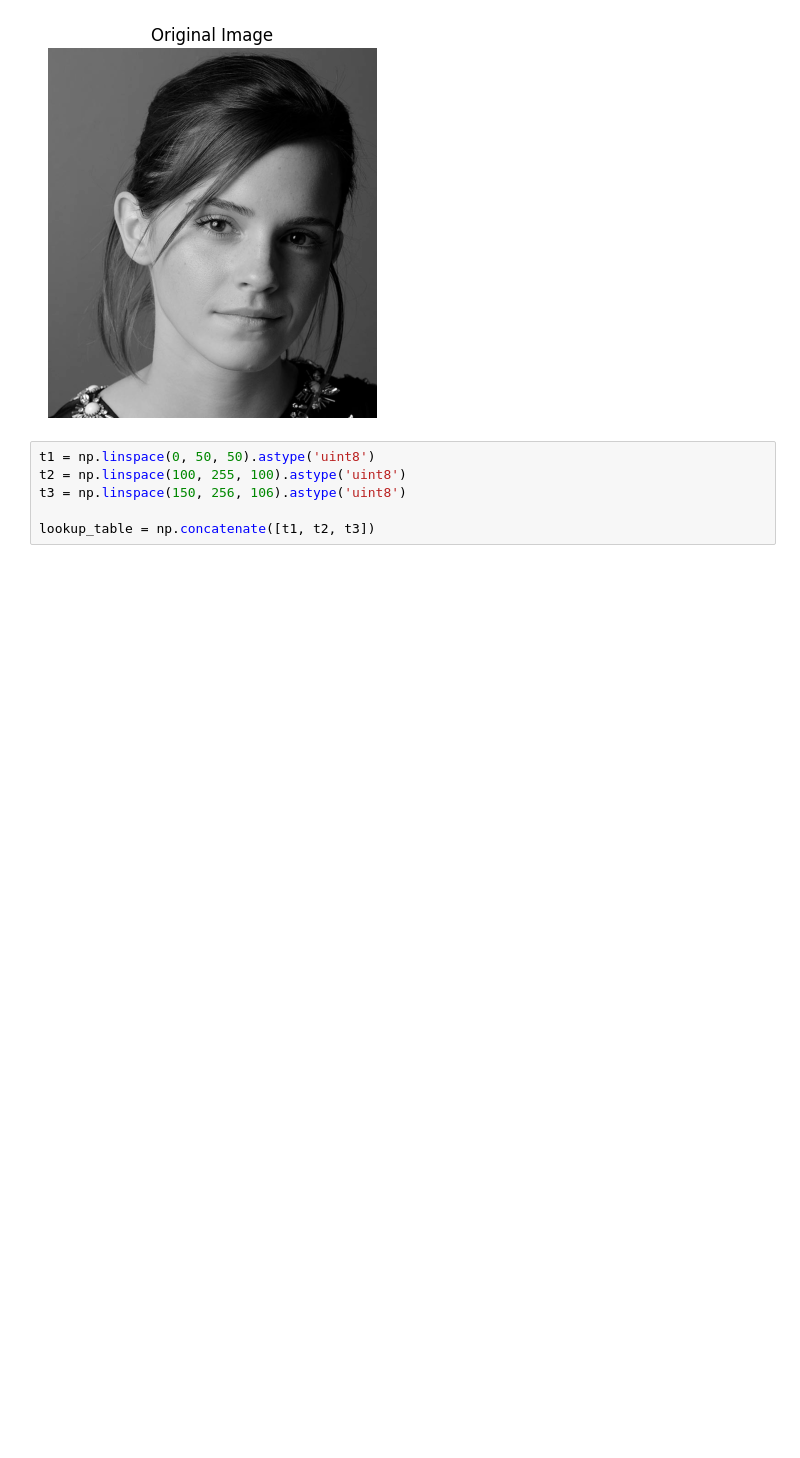
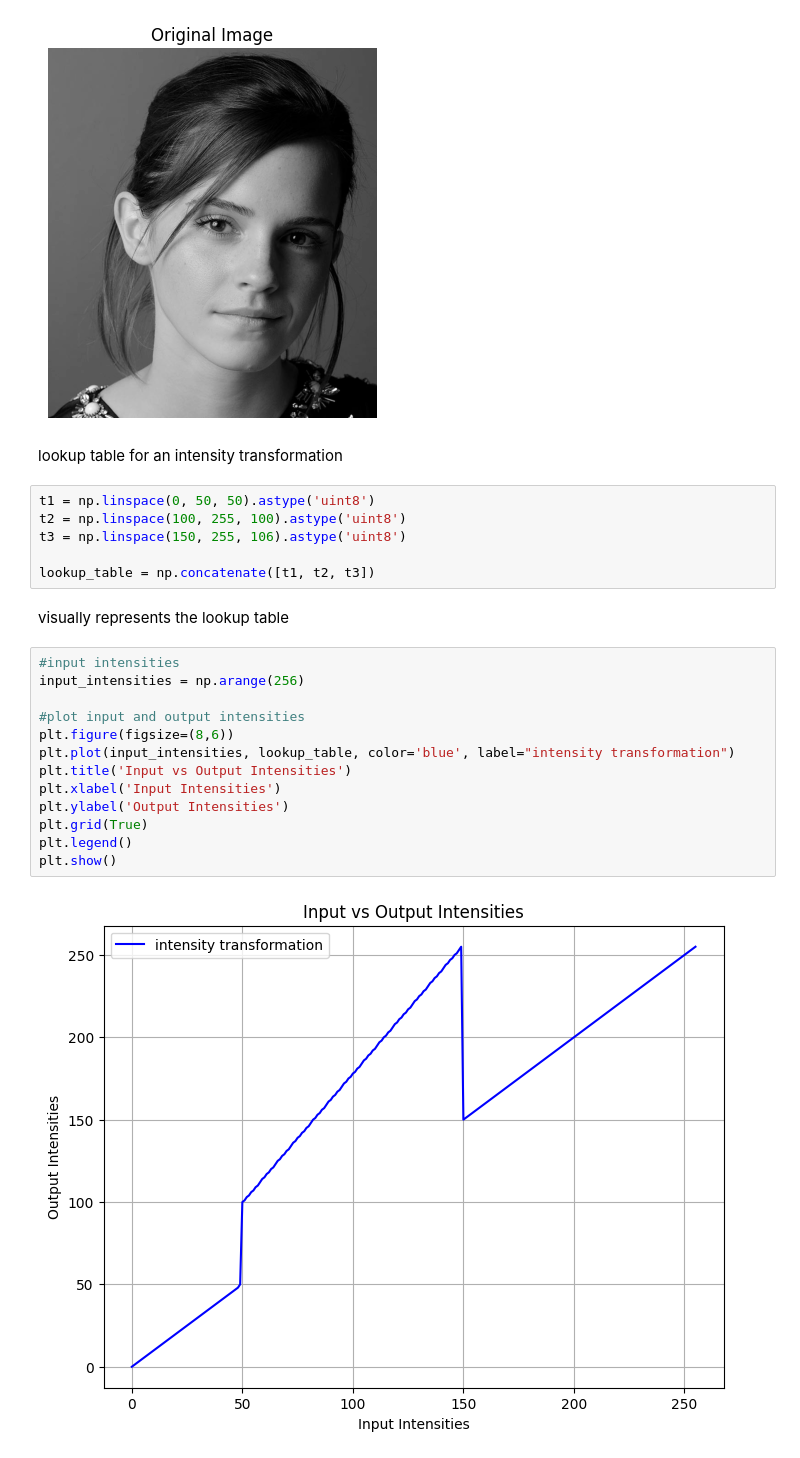
Before and after one commit to LahiruMJ11/EN3160-Intensity-Transformations-and-Neighborhood-Filtering, a Jupyter notebook: Assignment1.ipynb, the cells around one changed output. Saved outputs shown, nothing was run; the diff lists cells and outputs as text; blank space fills up the shorter version.

```diff
--- a/Assignment1.ipynb
+++ b/Assignment1.ipynb
@@ -17,9 +17,28 @@ plt.axis('off')  # Hide axis
 plt.show()
 # %% [output]
 [figure]
+# %% [markdown]
+ lookup table for an intensity transformation
 # %%
 t1 = np.linspace(0, 50, 50).astype('uint8')
 t2 = np.linspace(100, 255, 100).astype('uint8')
-t3 = np.linspace(150, 256, 106).astype('uint8')
+t3 = np.linspace(150, 255, 106).astype('uint8')
 
 lookup_table = np.concatenate([t1, t2, t3])
+# %% [markdown]
+visually represents the lookup table
+# %%
+#input intensities
+input_intensities = np.arange(256)
+
+#plot input and output intensities
+plt.figure(figsize=(8,6))
+plt.plot(input_intensities, lookup_table, color='blue', label="intensity transformation")
+plt.title('Input vs Output Intensities')
+plt.xlabel('Input Intensities')
+plt.ylabel('Output Intensities')
+plt.grid(True)
+plt.legend()
+plt.show()
+# %% [output]
+[figure, added]
```
Also changed, not shown: parts of 2 cells of this notebook.
